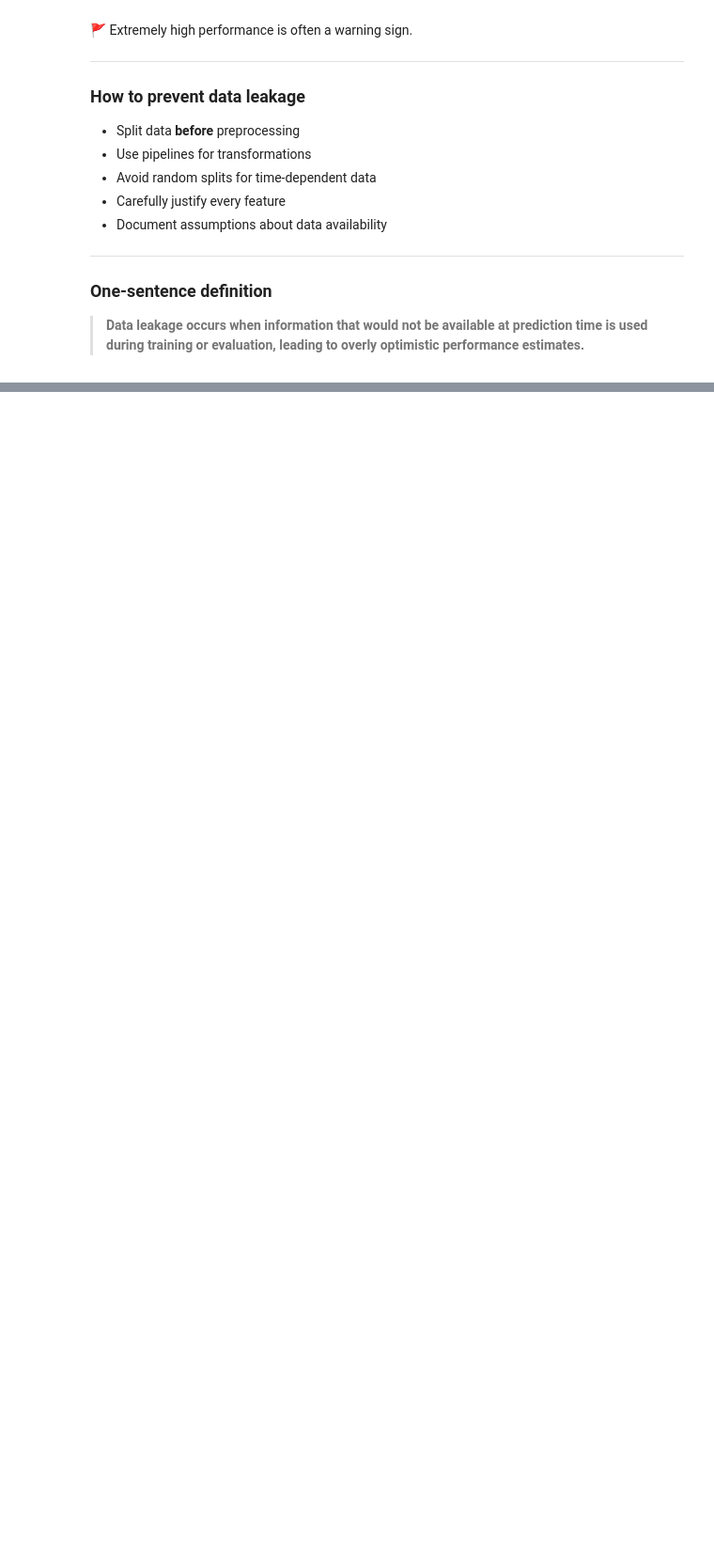
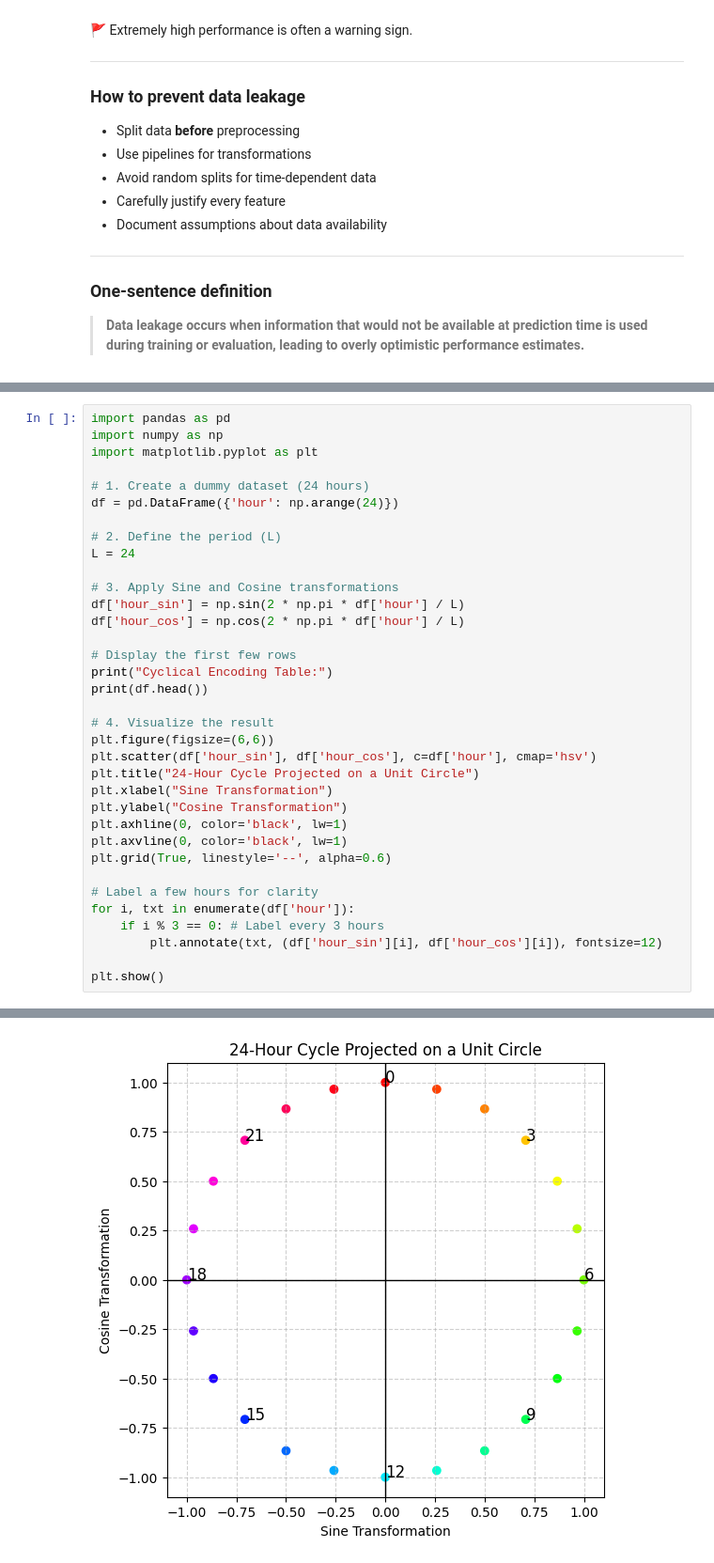
Before and after one commit to HOGENT-ML/course, a Jupyter notebook: 240-feature_engineering.ipynb, the cells around one changed output, grey strips where cells are left out. Shown at 94% size. Cells and saved outputs as stored; diff of their text form; blank space fills up the shorter version.

Commit message:
target and cyclic encoding

```diff
--- a/240-feature_engineering.ipynb
+++ b/240-feature_engineering.ipynb
@@ -132,0 +183,36 @@ for cyclic features, e.g. monthts 1-12, but 1 comes after 12
+# %%
+import pandas as pd
+import numpy as np
+import matplotlib.pyplot as plt
+
+# 1. Create a dummy dataset (24 hours)
+df = pd.DataFrame({'hour': np.arange(24)})
+
+# 2. Define the period (L)
+L = 24
+
+# 3. Apply Sine and Cosine transformations
+df['hour_sin'] = np.sin(2 * np.pi * df['hour'] / L)
+df['hour_cos'] = np.cos(2 * np.pi * df['hour'] / L)
+
+# Display the first few rows
+print("Cyclical Encoding Table:")
+print(df.head())
+
+# 4. Visualize the result
+plt.figure(figsize=(6,6))
+plt.scatter(df['hour_sin'], df['hour_cos'], c=df['hour'], cmap='hsv')
+plt.title("24-Hour Cycle Projected on a Unit Circle")
+plt.xlabel("Sine Transformation")
+plt.ylabel("Cosine Transformation")
+plt.axhline(0, color='black', lw=1)
+plt.axvline(0, color='black', lw=1)
+plt.grid(True, linestyle='--', alpha=0.6)
+
+# Label a few hours for clarity
+for i, txt in enumerate(df['hour']):
+    if i % 3 == 0: # Label every 3 hours
+        plt.annotate(txt, (df['hour_sin'][i], df['hour_cos'][i]), fontsize=12)
+
+plt.show()
+# %% [output]
@@ -133 +226,2 @@ for cyclic features, e.g. monthts 1-12, but 1 comes after 12
+[figure, added]
 # %% [markdown]
```
Also changed, not shown: parts of 5 cells of this notebook, 1 other file.
